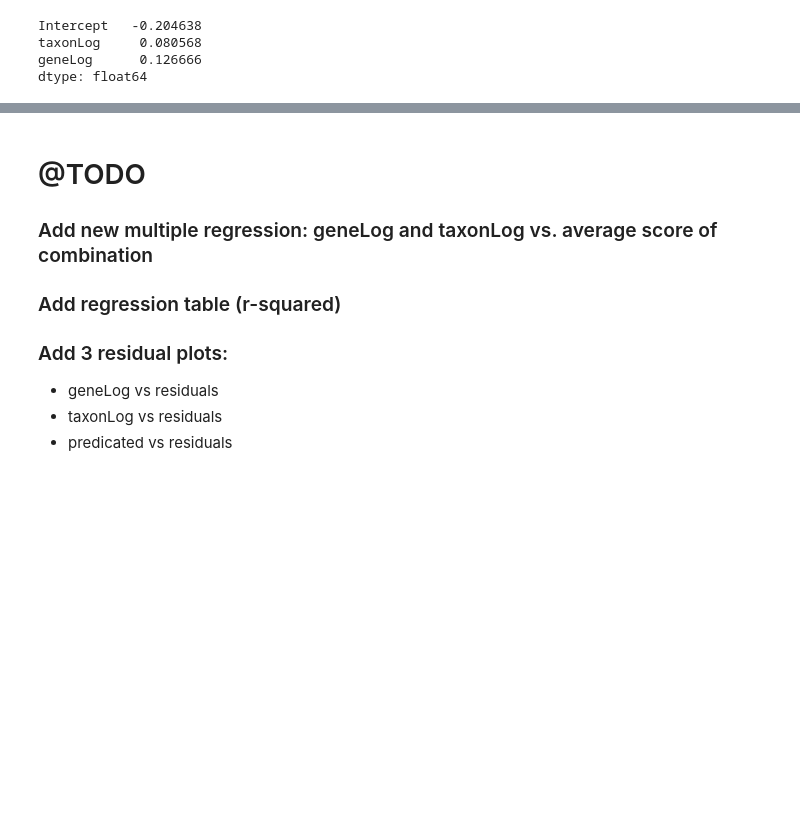
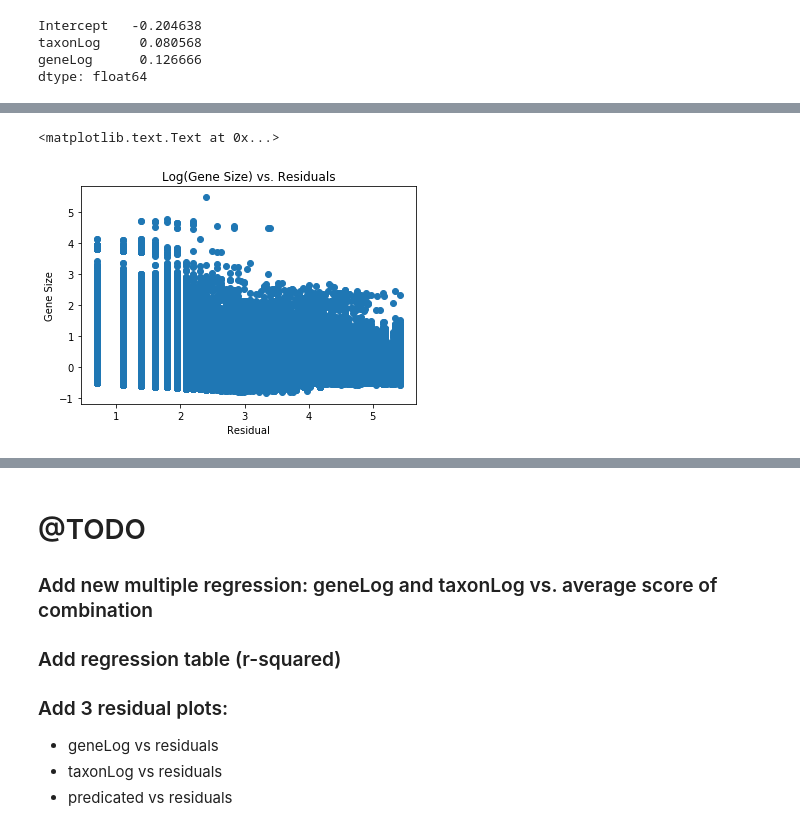
Before and after one commit to odumitr/Gene-and-Taxa-Analysis, a Jupyter notebook: src/linear_regression.ipynb, the cells around one changed output, grey strips where cells are left out. Drawn from its saved outputs; the diff is of its cells as text; code cells hidden in the pictures; blank space fills up the shorter version.

```diff
--- a/src/linear_regression.ipynb
+++ b/src/linear_regression.ipynb
@@ -697,0 +720,8 @@ OLS Regression Results
+# %%
+plt.scatter(np.array(taxonAndGene.geneLog), np.array(residualsTaxonLogGeneLog))
+plt.title('Log(Gene Size) vs. Residuals')
+plt.ylabel('Gene Size')
+plt.xlabel('Residual')
+# %% [output]
+<matplotlib.text.Text at 0x...>
+[figure, added]
```
Also changed, not shown: parts of 17 cells of this notebook.
